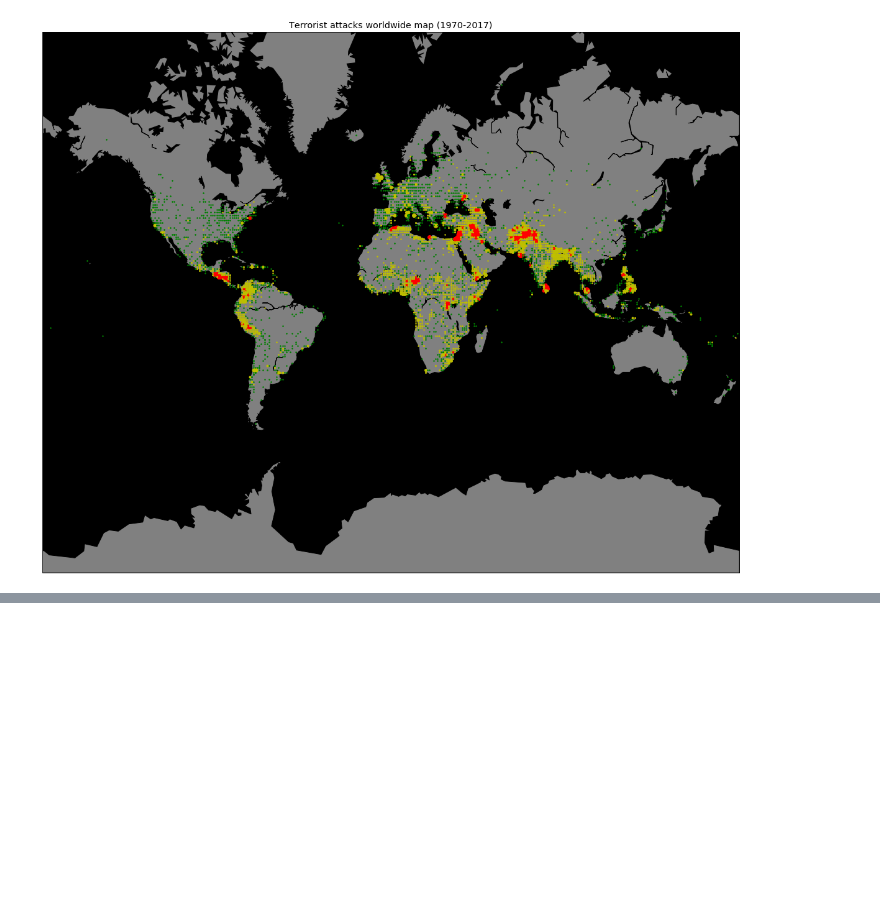
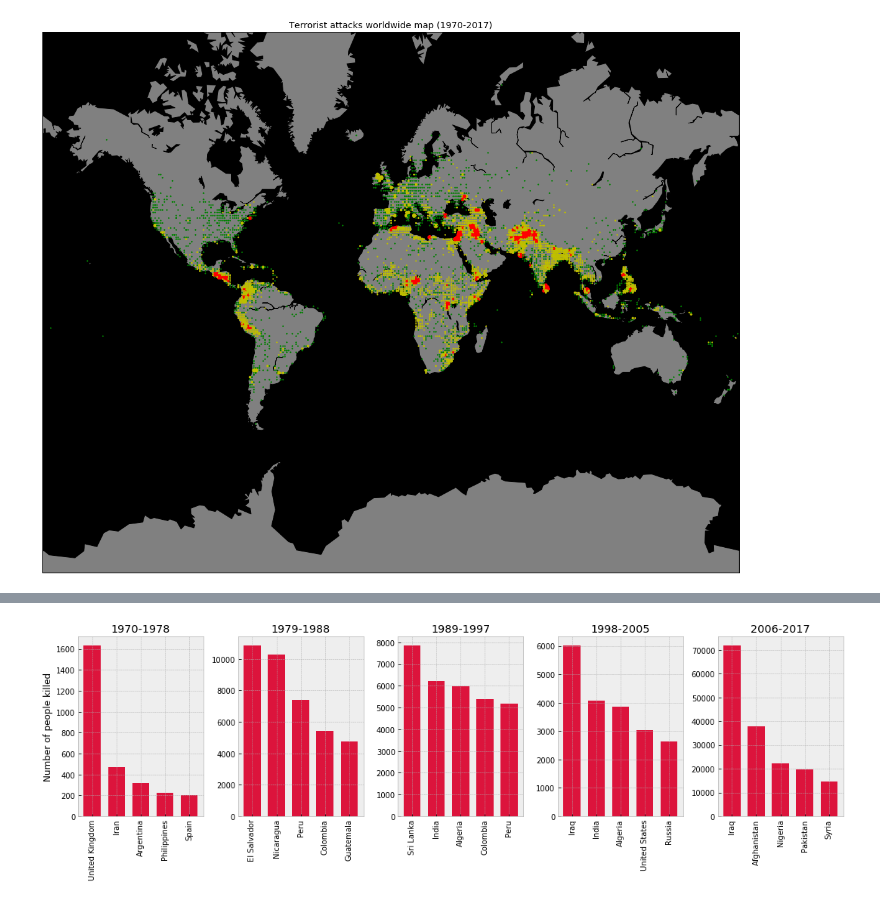
Before and after one commit to Andre711/PR19TANM, a Jupyter notebook: PR_Projekt/Projekt.ipynb, the cells around one changed output, grey strips where cells are left out. Saved outputs shown, nothing was run; the diff lists cells and outputs as text; code cells hidden in the pictures; blank space fills up the shorter version.

```diff
--- a/PR_Projekt/Projekt.ipynb
+++ b/PR_Projekt/Projekt.ipynb
@@ -174,0 +219,21 @@ plt.show()
+# %%
+plot = 0
+fig, ax = plt.subplots(1, 5, figsize=(15,5))
+for obdobje, t in terrorisms.items():
+    countries = defaultdict(int)
+    for i in t:
+        if i[22]:
+            countries[i[6]] += int(i[22])
+
+    country_killed = sorted([(x, countries[x]) for x in countries.keys() if countries[x] > 100], key=lambda tup: tup[1], reverse=True)[:5]
+    ax[plot].bar([x[0] for x in country_killed], [y[1] for y in country_killed], color = 'crimson', width=0.7)
+    for tick in ax[plot].get_xticklabels():
+        tick.set_rotation(90)
+    ax[plot].set_title(obdobje)
+    if plot == 0:
+        ax[plot].set_ylabel('Number of people killed')
+    plot += 1
+plt.tight_layout()
+plt.show()
+# %% [output]
+[figure, added]
```
Also changed, not shown: parts of 4 cells of this notebook.
